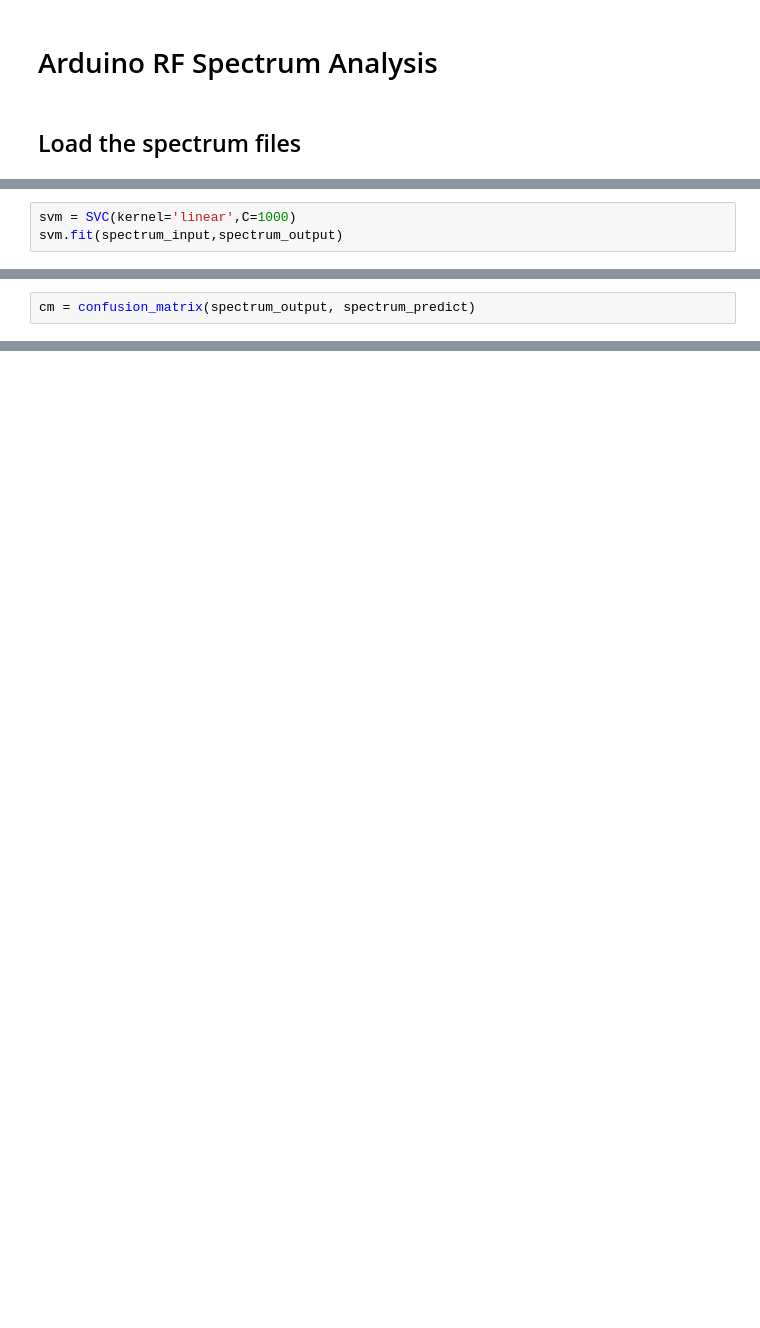
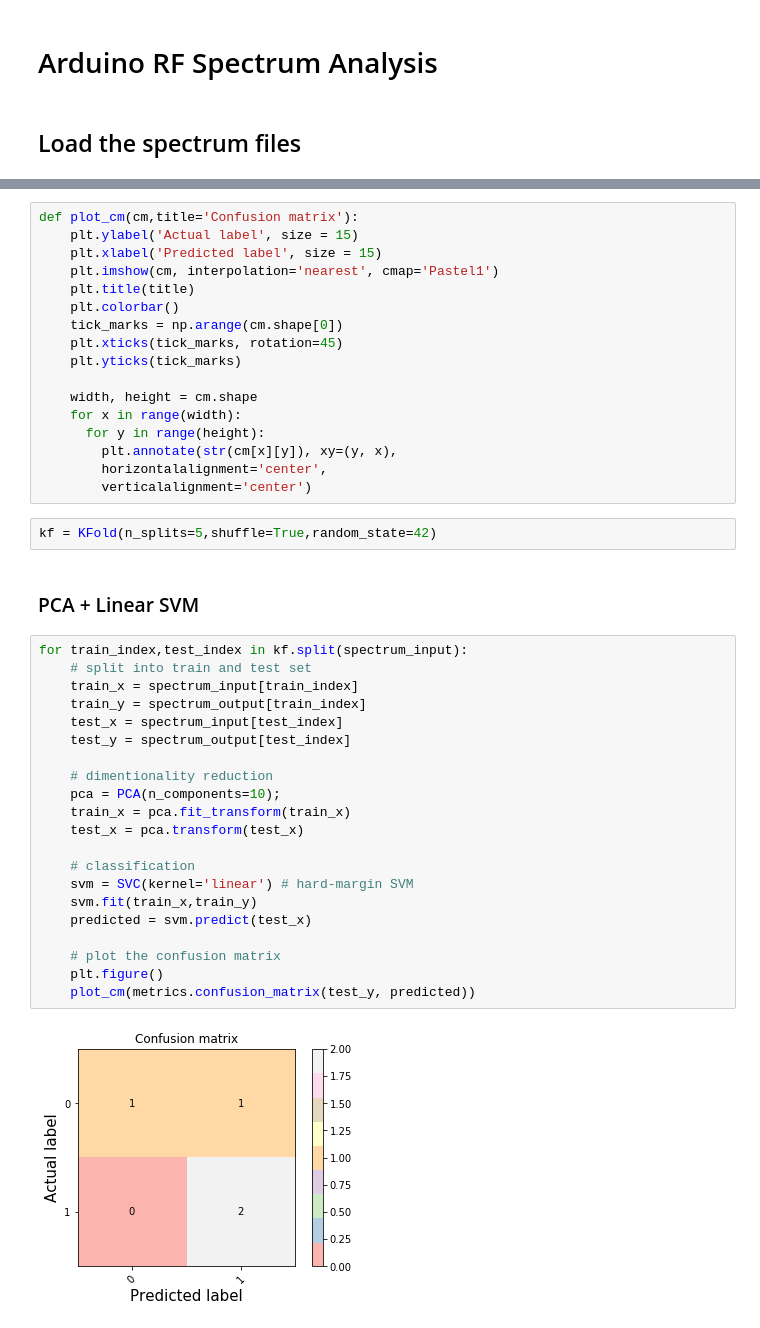
Before and after one commit to KyleLEI/ECE209AS_IoT, a Jupyter notebook: data_analysis/arduino_analysis.ipynb, the cells around one changed output, grey strips where cells are left out. Drawn from its saved outputs; the diff is of its cells as text; blank space fills up the shorter version.

```diff
--- a/data_analysis/arduino_analysis.ipynb
+++ b/data_analysis/arduino_analysis.ipynb
@@ -46,3 +29,0 @@ from sklearn.metrics import auc
-# %%
-svm = SVC(kernel='linear',C=1000)
-svm.fit(spectrum_input,spectrum_output)
@@ -56,2 +29,0 @@ spectrum_predict = svm.predict(spectrum_input)
-# %%
-cm = confusion_matrix(spectrum_output, spectrum_predict)
@@ -62,0 +39,44 @@ array([[1, 0],
+# %%
+def plot_cm(cm,title='Confusion matrix'):
+    plt.ylabel('Actual label', size = 15)
+    plt.xlabel('Predicted label', size = 15)
+    plt.imshow(cm, interpolation='nearest', cmap='Pastel1')
+    plt.title(title)
+    plt.colorbar()
+    tick_marks = np.arange(cm.shape[0])
+    plt.xticks(tick_marks, rotation=45)
+    plt.yticks(tick_marks)
+
+    width, height = cm.shape
+    for x in range(width):
+      for y in range(height):
+        plt.annotate(str(cm[x][y]), xy=(y, x),
+        horizontalalignment='center',
+        verticalalignment='center')
+# %%
+kf = KFold(n_splits=5,shuffle=True,random_state=42)
+# %% [markdown]
+### PCA + Linear SVM
+# %%
+for train_index,test_index in kf.split(spectrum_input):
+    # split into train and test set
+    train_x = spectrum_input[train_index]
+    train_y = spectrum_output[train_index]
+    test_x = spectrum_input[test_index]
+    test_y = spectrum_output[test_index]
+
+    # dimentionality reduction
+    pca = PCA(n_components=10);
+    train_x = pca.fit_transform(train_x)
+    test_x = pca.transform(test_x)
+
+    # classification
+    svm = SVC(kernel='linear') # hard-margin SVM
+    svm.fit(train_x,train_y)
+    predicted = svm.predict(test_x)
+
+    # plot the confusion matrix
+    plt.figure()
+    plot_cm(metrics.confusion_matrix(test_y, predicted))
+# %% [output]
+[figure, added]
```
Also changed, not shown: parts of 19 cells of this notebook, 1 other file.
